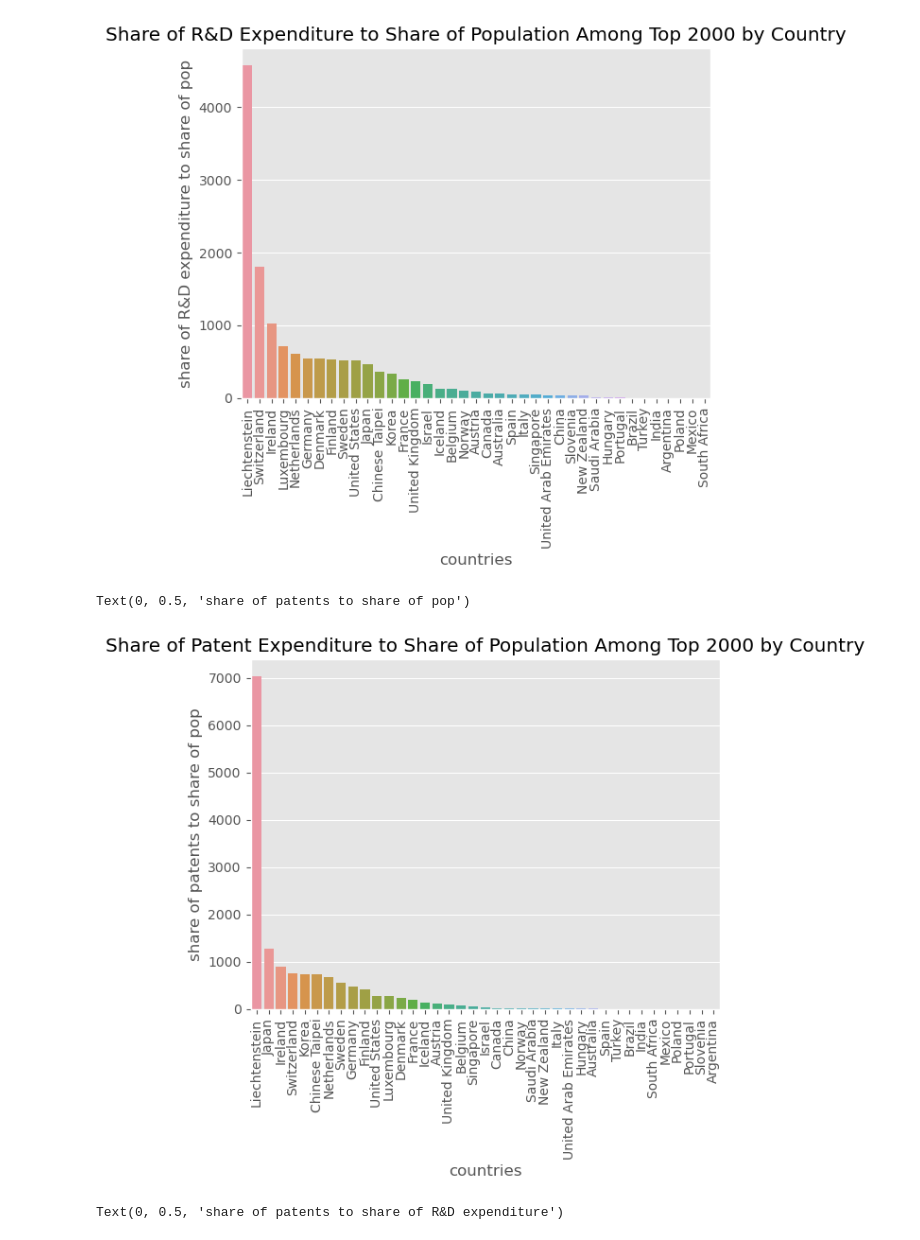
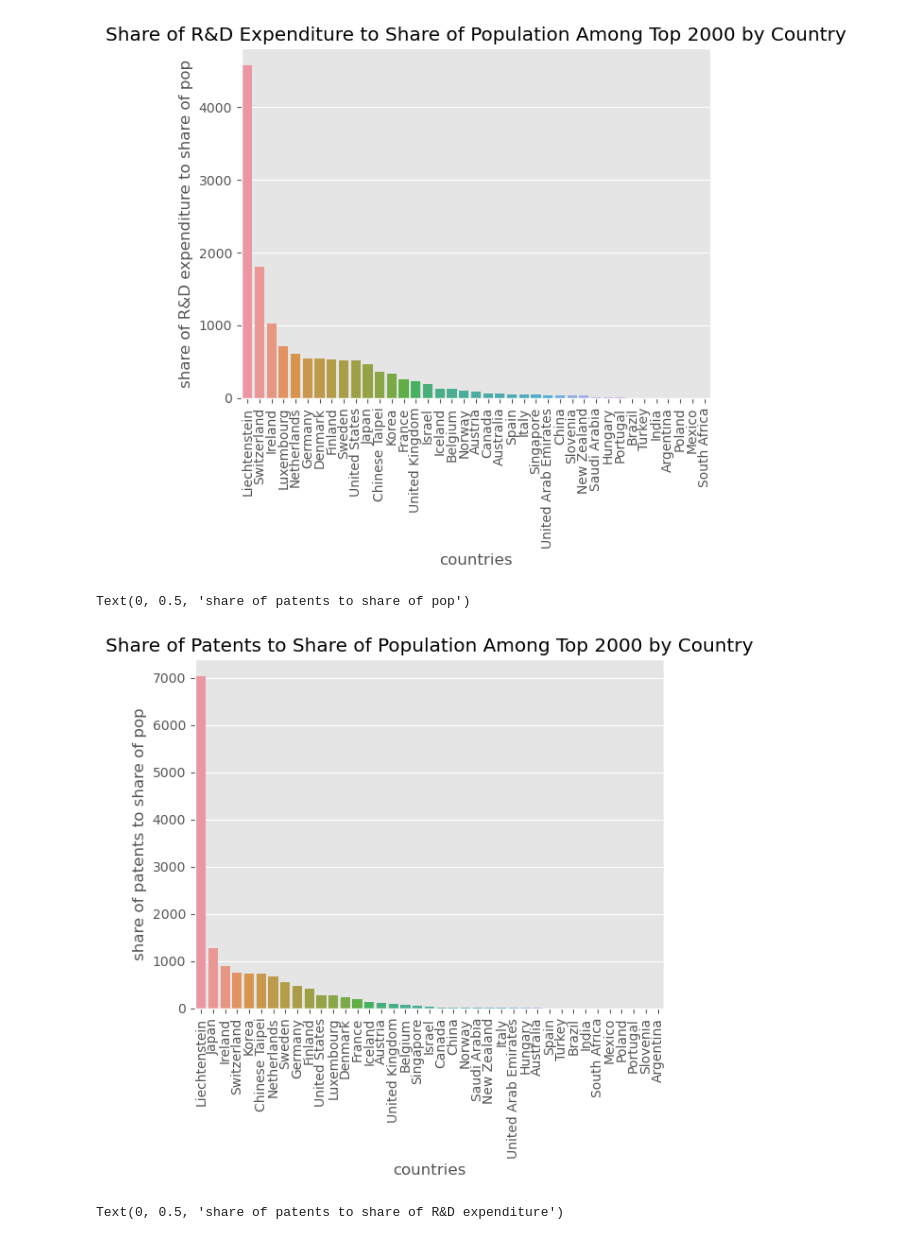
Before and after one commit to bassoonelephant/ip-productivity, a Jupyter notebook: ip_workbench.ipynb, the cells around one changed output. Drawn from its saved outputs; the diff is of its cells as text; code cells hidden in the pictures.

```diff
--- a/ip_workbench.ipynb
+++ b/ip_workbench.ipynb
@@ -188,19 +188,19 @@ Text(0, 0.5, 'share of R&D expenditure to share of pop')
 # %%
 # (d) cont.
 
 # Share of Patent Expenditure to Share of Population Among Top 2000 by Country
 
 sns.barplot(x = 'hq_country',
             y = 'patent_share_to_pop_share',
             data = country_analysis,
             order = country_analysis.sort_values('patent_share_to_pop_share', ascending = False).hq_country)
 plt.xticks(rotation=90)
-plt.title('Share of Patent Expenditure to Share of Population Among Top 2000 by Country')
+plt.title('Share of Patents to Share of Population Among Top 2000 by Country')
 plt.xlabel('countries')
 plt.ylabel('share of patents to share of pop')
 # %% [output]
 Text(0, 0.5, 'share of patents to share of pop')
-[figure, old version]
+[figure, new version]
 # %%
 # (e) Which countries have the highest efficiency of patent production per dollar expenditure given the Top 2000
 
```
Also changed, not shown: parts of 5 cells of this notebook.
